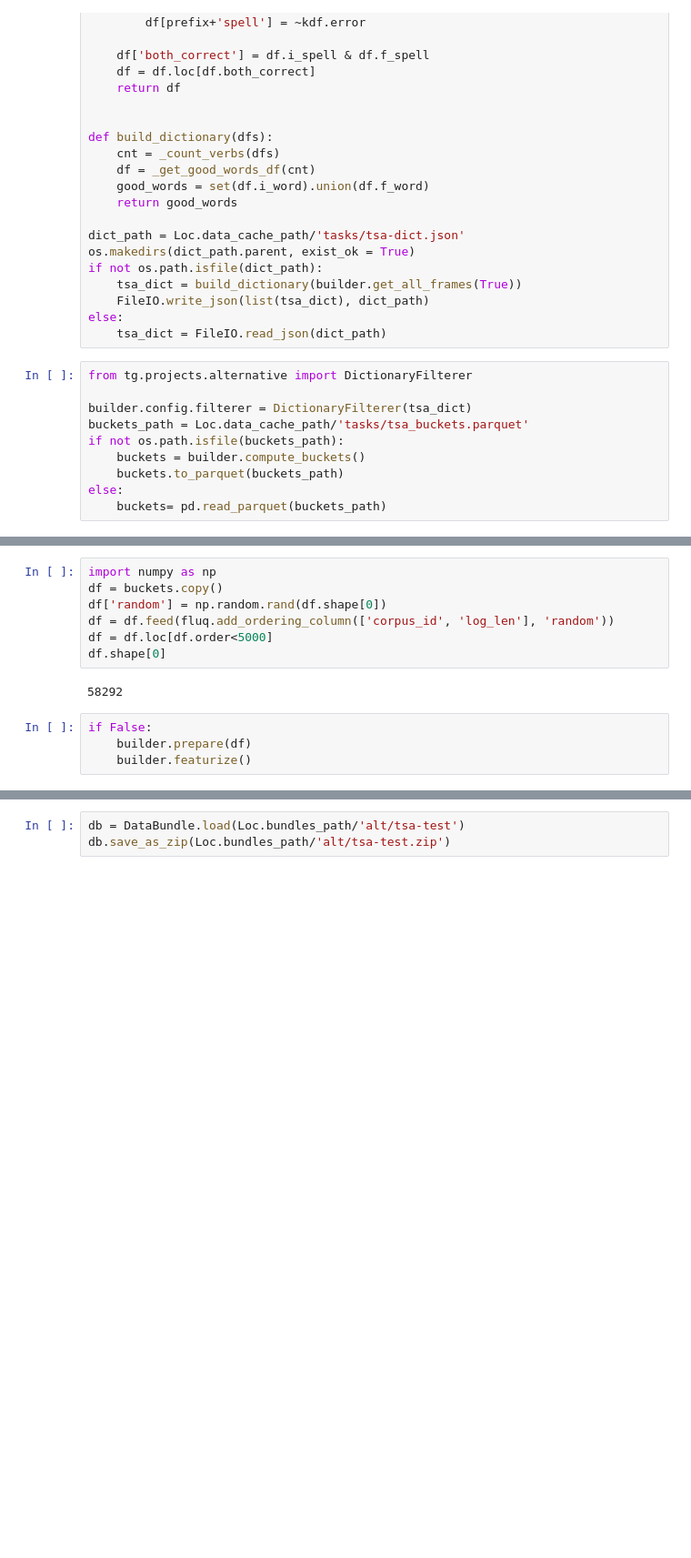
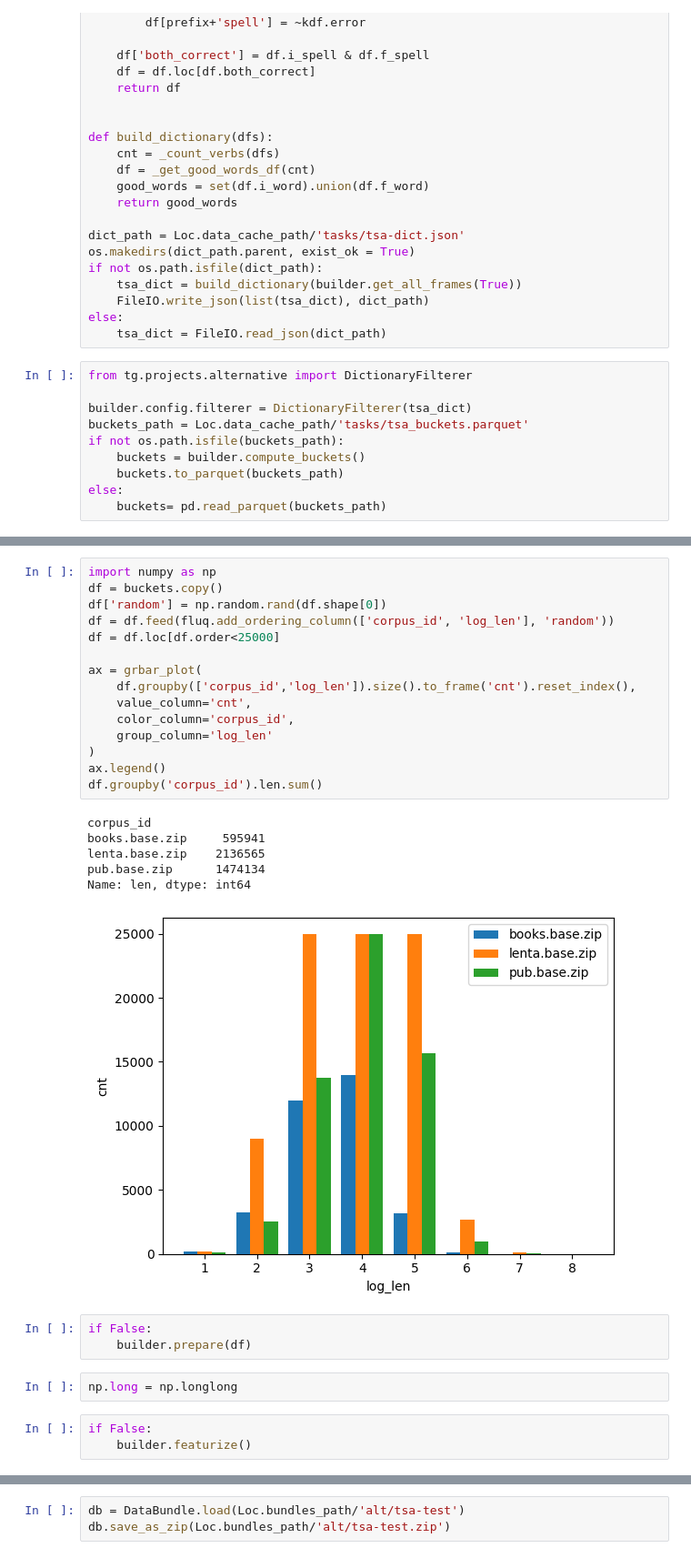
Before and after one commit to okulovsky/grammar_ru, a Jupyter notebook: tg/projects/alternative/TSA bundle.ipynb, the cells around one changed output, grey strips where cells are left out. Shown: that part at 91% size. Drawn from its saved outputs; the diff is of its cells as text; blank space fills up the shorter version.

```diff
--- a/tg/projects/alternative/TSA bundle.ipynb
+++ b/tg/projects/alternative/TSA bundle.ipynb
@@ -131,14 +121,31 @@ ax.legend()
 # %%
 import numpy as np
 df = buckets.copy()
 df['random'] = np.random.rand(df.shape[0])
 df = df.feed(fluq.add_ordering_column(['corpus_id', 'log_len'], 'random'))
-df = df.loc[df.order<5000]
-df.shape[0]
+df = df.loc[df.order<25000]
+
+ax = grbar_plot(
+    df.groupby(['corpus_id','log_len']).size().to_frame('cnt').reset_index(),
+    value_column='cnt',
+    color_column='corpus_id',
+    group_column='log_len'
+)
+ax.legend()
+df.groupby('corpus_id').len.sum()
 # %% [output]
-58292
+corpus_id
+books.base.zip     595941
+lenta.base.zip    2136565
+pub.base.zip      1474134
+Name: len, dtype: int64
+[figure, added]
 # %%
 if False:
     builder.prepare(df)
-    builder.featurize()
+# %%
+np.long = np.longlong
+# %%
+if False:
+    builder.featurize()
 # %%
```
Also changed, not shown: parts of 5 cells of this notebook, 2 other files.
